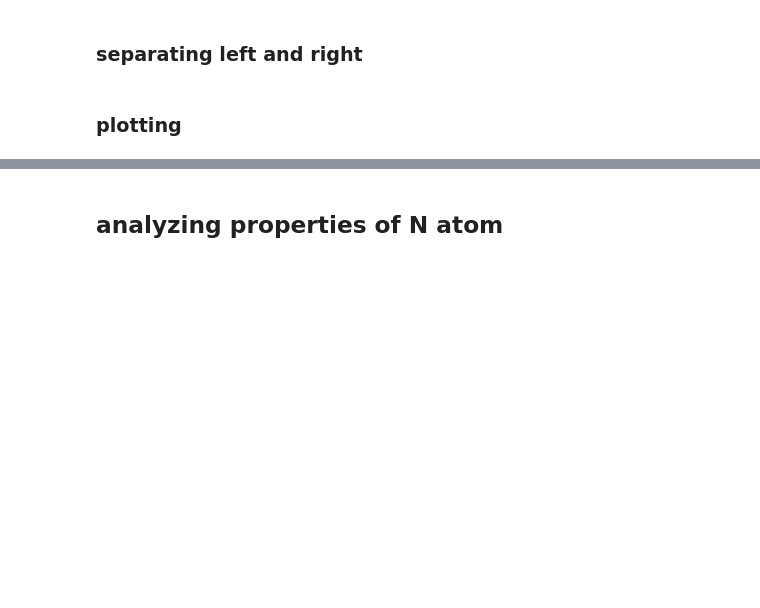
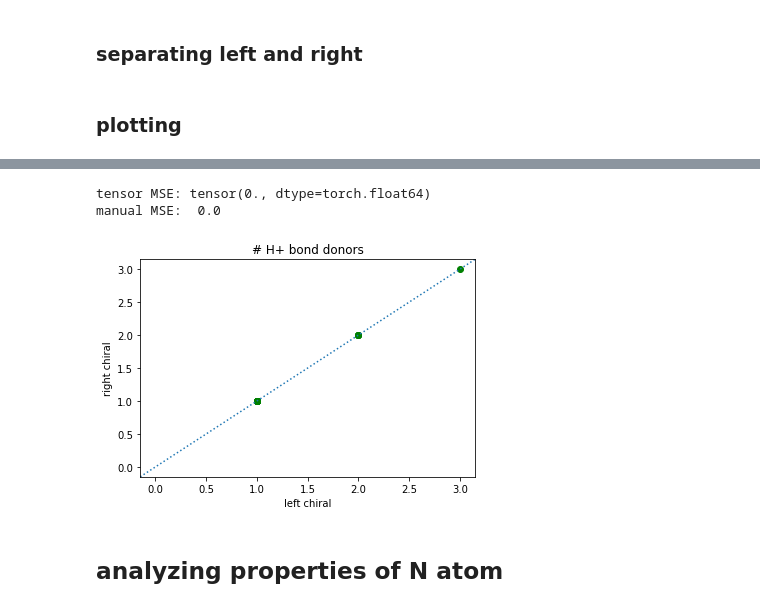
Before and after one commit to huynmela/PeptoidsProject, a Jupyter notebook: smiles_props.ipynb, the cells around one changed output, grey strips where cells are left out. Drawn from its saved outputs; the diff is of its cells as text; code cells hidden in the pictures; blank space fills up the shorter version.

Commit message:
added # H+ bond donors

```diff
--- a/smiles_props.ipynb
+++ b/smiles_props.ipynb
@@ -51,0 +54,9 @@ for filename in os.listdir(chiral_directory):
+# %%
+left_bonds = []
+right_bonds = []
+for chiral_mol in chiral_smiles:
+    if chiral_mol != ['N[C@H](C)(C)C', 'N[C@@H](C)(C)C']:
+        mol1 = rdkit.Chem.MolFromSmiles(chiral_mol[0])
+        mol2 = rdkit.Chem.MolFromSmiles(chiral_mol[1])
+        left_bonds.append(rdkit.Chem.rdMolDescriptors.CalcNumHBD(mol1))
+        right_bonds.append(rdkit.Chem.rdMolDescriptors.CalcNumHBD(mol2))
@@ -149,3 +187,22 @@ for key in chiral_props:
+# %%
+plt.scatter(left_bonds, right_bonds, c='g', )
+plt.axline([0, 0], [1, 1], linestyle=':')
+plt.xlabel("left chiral")
+plt.ylabel("right chiral")
+plt.title("# H+ bond donors")
+scaler = MinMaxScaler()
+
+all_data = np.array(left_bonds + right_bonds)
+scaled_data = scaler.fit_transform(all_data.reshape(-1, 1))
+
+left_prop = scaled_data[:17]
+right_prop = scaled_data[17:]
+print("tensor MSE:", f.mse_loss(torch.tensor(left_prop), torch.tensor(right_prop)))
+print("manual MSE: ", np.sum((left_prop - right_prop) ** 2) / 18)
+# %% [output]
+tensor MSE: tensor(0., dtype=torch.float64)
+manual MSE:  0.0
+[figure, added]
 # %% [markdown]
 ## analyzing properties of N atom
 # %% [markdown]
```
Also changed, not shown: parts of 12 cells of this notebook.
